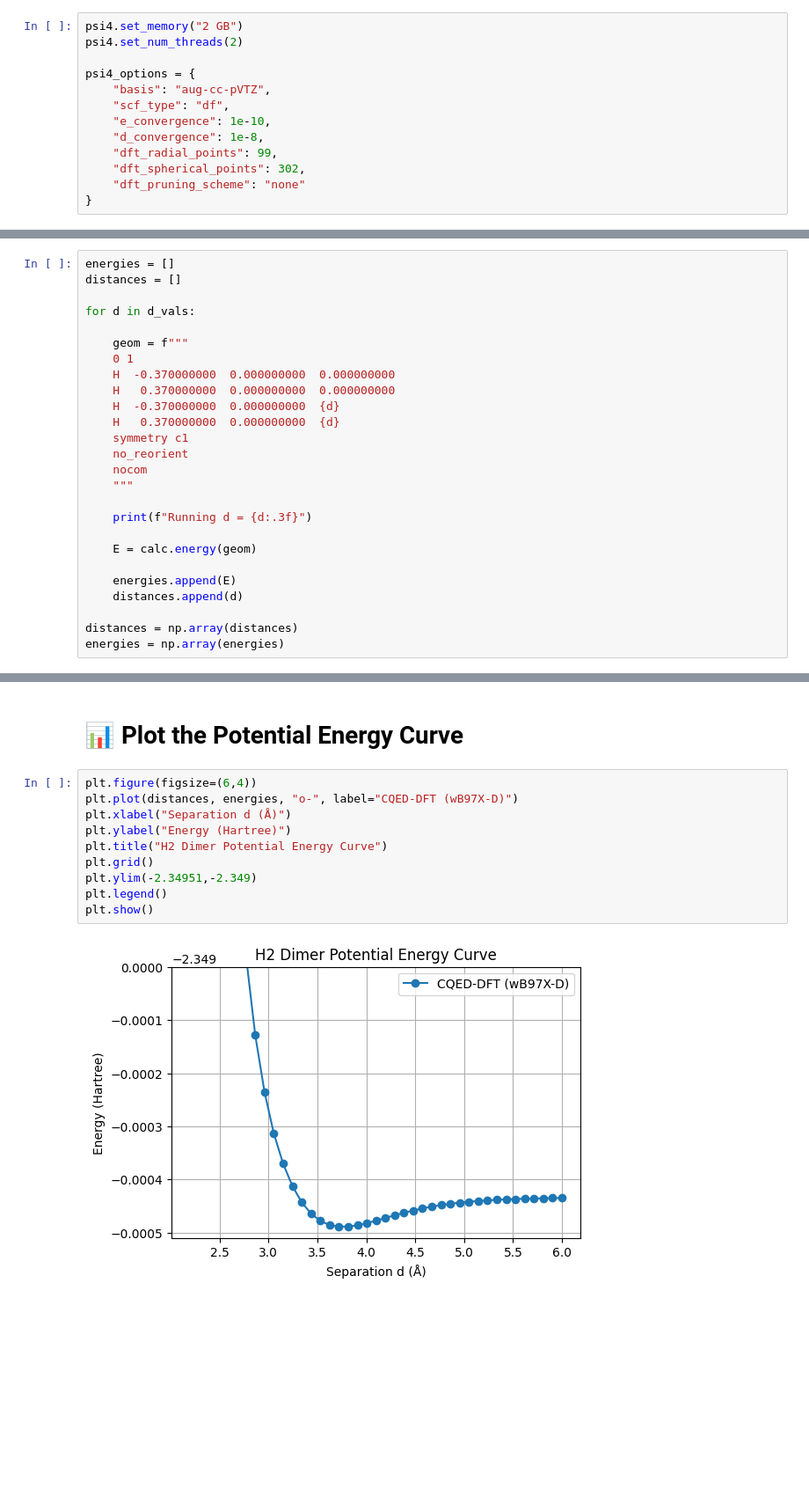
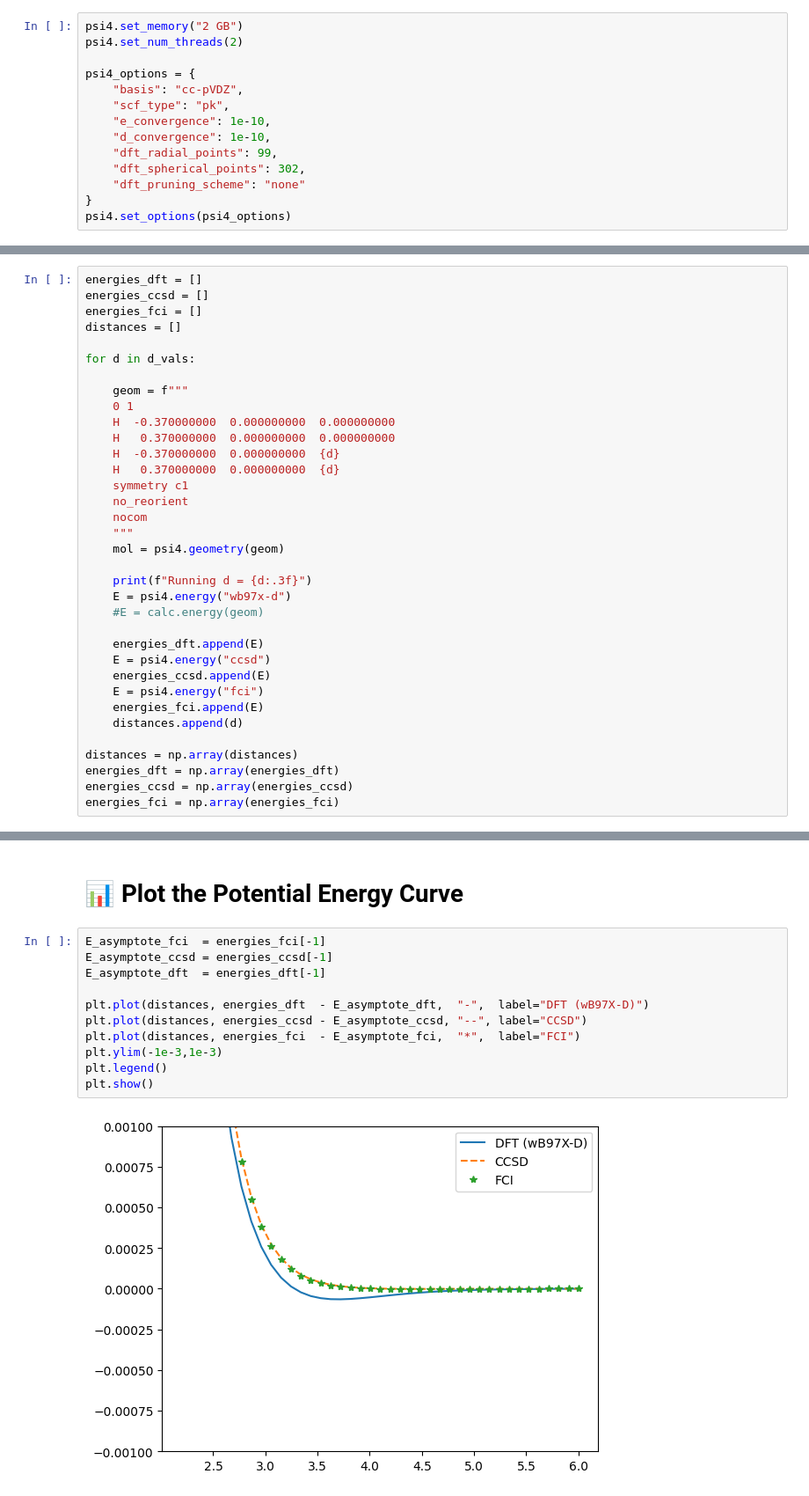
Before and after one commit to FoleyLab/cqed-scf, a Jupyter notebook: examples/h2_dimer/h2_dimer_qed_dft_wb97x.ipynb, the cells around one changed output, grey strips where cells are left out. Shown at 88% size. Drawn from its saved outputs; the diff is of its cells as text; blank space fills up the shorter version.

Commit message:
added comparison plot for h2 dimer

```diff
--- a/examples/h2_dimer/h2_dimer_qed_dft_wb97x.ipynb
+++ b/examples/h2_dimer/h2_dimer_qed_dft_wb97x.ipynb
@@ -25,14 +27,15 @@ psi4.set_memory("2 GB")
 psi4.set_num_threads(2)
 
 psi4_options = {
-    "basis": "aug-cc-pVTZ",
-    "scf_type": "df",
+    "basis": "cc-pVDZ",
+    "scf_type": "pk",
     "e_convergence": 1e-10,
-    "d_convergence": 1e-8,
+    "d_convergence": 1e-10,
     "dft_radial_points": 99,
     "dft_spherical_points": 302,
     "dft_pruning_scheme": "none"
 }
+psi4.set_options(psi4_options)
 # %% [output]
   Memory set to   1.863 GiB by Python driver.
   Threads set to 2 by Python driver.
@@ -76,7 +73,9 @@ calc = CQEDRHFCalculator(
 
 For each separation $𝑑$, we build a geometry and compute the energy.
 # %%
-energies = []
+energies_dft = []
+energies_ccsd = []
+energies_fci = []
 distances = []
 
 for d in d_vals:
@@ -91,15 +90,22 @@ for d in d_vals:
     no_reorient
     nocom
     """
+    mol = psi4.geometry(geom)
 
     print(f"Running d = {d:.3f}")
+    E = psi4.energy("wb97x-d")
+    #E = calc.energy(geom)
 
-    E = calc.energy(geom)
-
-    energies.append(E)
+    energies_dft.append(E)
+    E = psi4.energy("ccsd")
+    energies_ccsd.append(E)
+    E = psi4.energy("fci")
+    energies_fci.append(E)
     distances.append(d)
 
 distances = np.array(distances)
-energies = np.array(energies)
+energies_dft = np.array(energies_dft)
+energies_ccsd = np.array(energies_ccsd)
+energies_fci = np.array(energies_fci)
 # %% [output]
 Running d = 2.200
@@ -131,14 +139,15 @@ np.savetxt(
 # %% [markdown]
 # 📊 Plot the Potential Energy Curve
 # %%
-plt.figure(figsize=(6,4))
-plt.plot(distances, energies, "o-", label="CQED-DFT (wB97X-D)")
-plt.xlabel("Separation d (Å)")
-plt.ylabel("Energy (Hartree)")
-plt.title("H2 Dimer Potential Energy Curve")
-plt.grid()
-plt.ylim(-2.34951,-2.349)
+E_asymptote_fci  = energies_fci[-1]
+E_asymptote_ccsd = energies_ccsd[-1]
+E_asymptote_dft  = energies_dft[-1]
+
+plt.plot(distances, energies_dft  - E_asymptote_dft,  "-",  label="DFT (wB97X-D)")
+plt.plot(distances, energies_ccsd - E_asymptote_ccsd, "--", label="CCSD")
+plt.plot(distances, energies_fci  - E_asymptote_fci,  "*",  label="FCI")
+plt.ylim(-1e-3,1e-3)
 plt.legend()
 plt.show()
 # %% [output]
-[figure, old version]
+[figure, new version]
```
Also changed, not shown: parts of 4 cells of this notebook, 9 other files.
